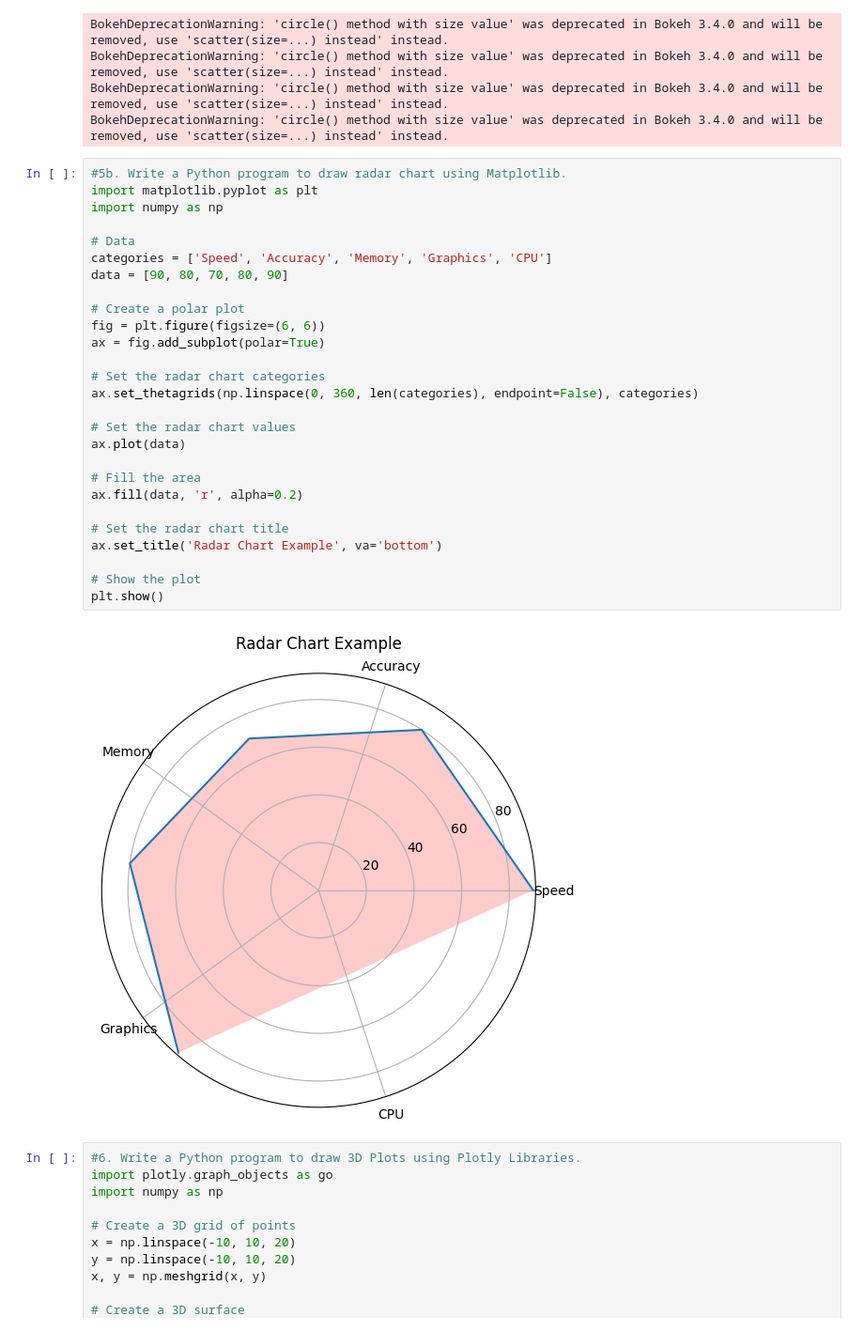
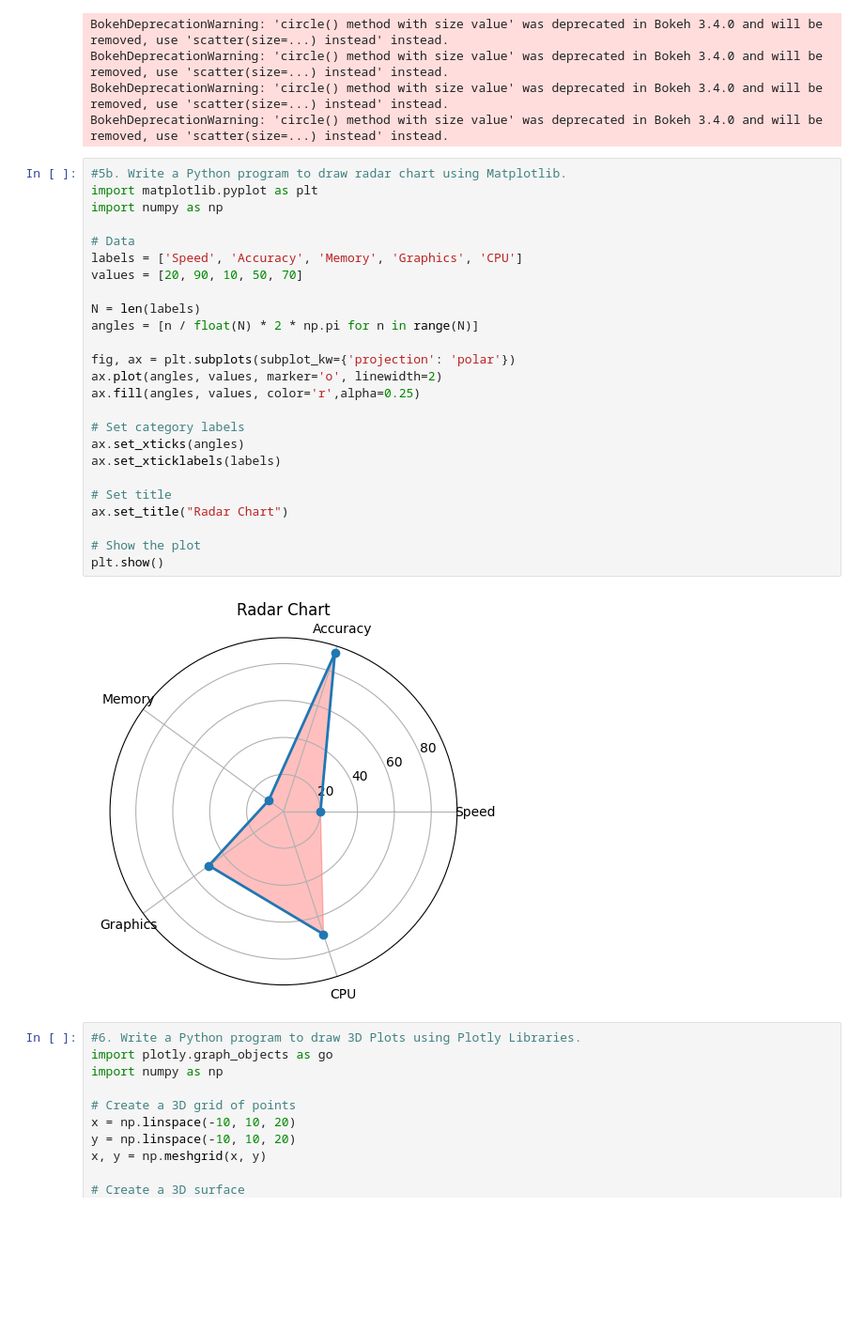
Before and after one commit to Khushi-M-0521/Matplotlib_Basic_Programs, a Jupyter notebook: dsv_assignment.ipynb, the cells around one changed output. Shown at 94% size. Saved outputs shown, nothing was run; the diff lists cells and outputs as text; blank space fills up the shorter version.

```diff
--- a/dsv_assignment.ipynb
+++ b/dsv_assignment.ipynb
@@ -217,32 +217,30 @@ BokehDeprecationWarning: 'circle() method with size value' was deprecated in Bok
 # %%
 #5b. Write a Python program to draw radar chart using Matplotlib.
 import matplotlib.pyplot as plt
 import numpy as np
 
 # Data
-categories = ['Speed', 'Accuracy', 'Memory', 'Graphics', 'CPU']
-data = [90, 80, 70, 80, 90]
+labels = ['Speed', 'Accuracy', 'Memory', 'Graphics', 'CPU']
+values = [20, 90, 10, 50, 70]
 
-# Create a polar plot
-fig = plt.figure(figsize=(6, 6))
-ax = fig.add_subplot(polar=True)
+N = len(labels)
+angles = [n / float(N) * 2 * np.pi for n in range(N)]
 
-# Set the radar chart categories
-ax.set_thetagrids(np.linspace(0, 360, len(categories), endpoint=False), categories)
+fig, ax = plt.subplots(subplot_kw={'projection': 'polar'})
+ax.plot(angles, values, marker='o', linewidth=2)
+ax.fill(angles, values, color='r',alpha=0.25)
 
-# Set the radar chart values
-ax.plot(data)
+# Set category labels
+ax.set_xticks(angles)
+ax.set_xticklabels(labels)
 
-# Fill the area
-ax.fill(data, 'r', alpha=0.2)
-
-# Set the radar chart title
-ax.set_title('Radar Chart Example', va='bottom')
+# Set title
+ax.set_title("Radar Chart")
 
 # Show the plot
 plt.show()
 # %% [output]
-[figure, old version]
+[figure, new version]
 # %%
 #6. Write a Python program to draw 3D Plots using Plotly Libraries.
 import plotly.graph_objects as go
```
Also changed, not shown: parts of 2 cells of this notebook.
